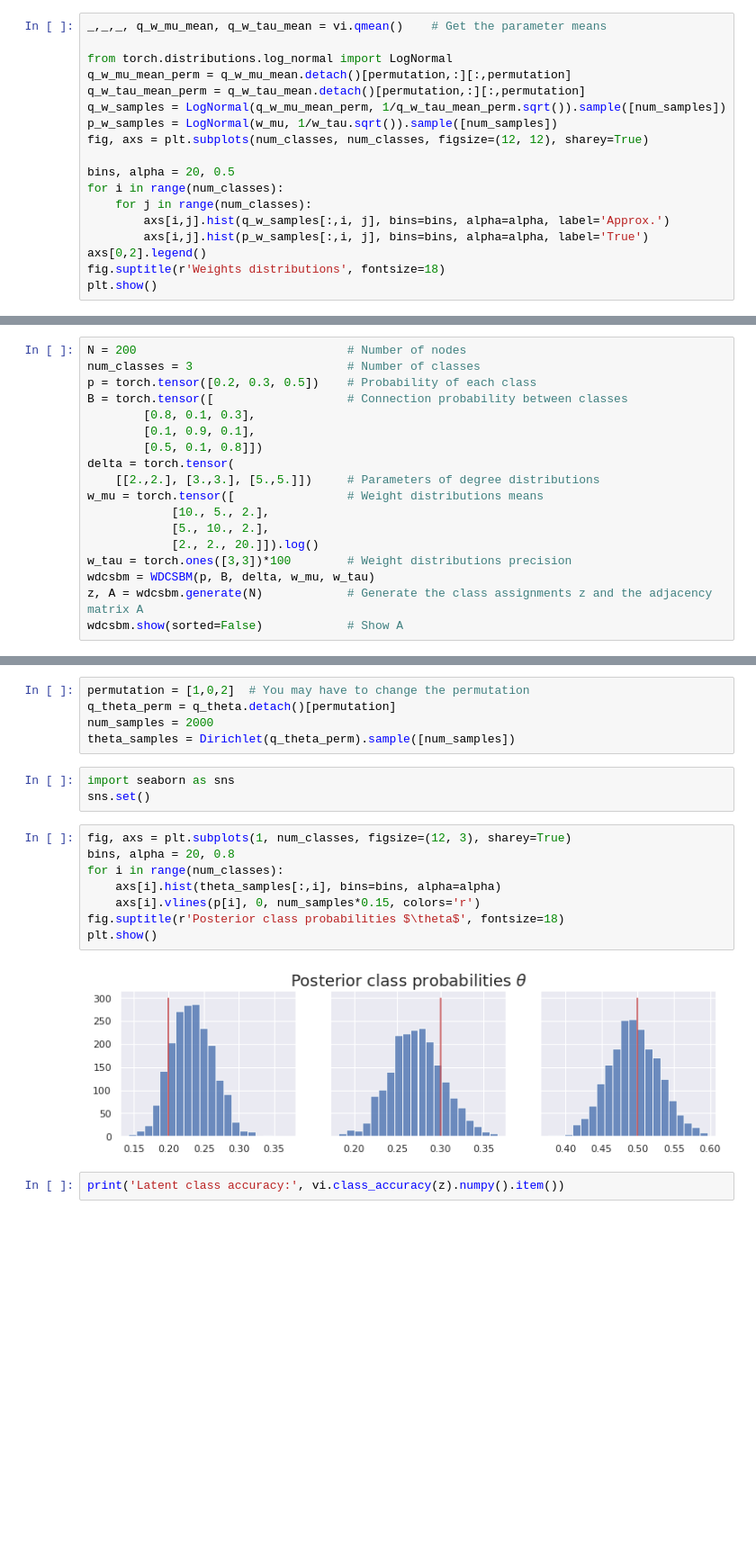
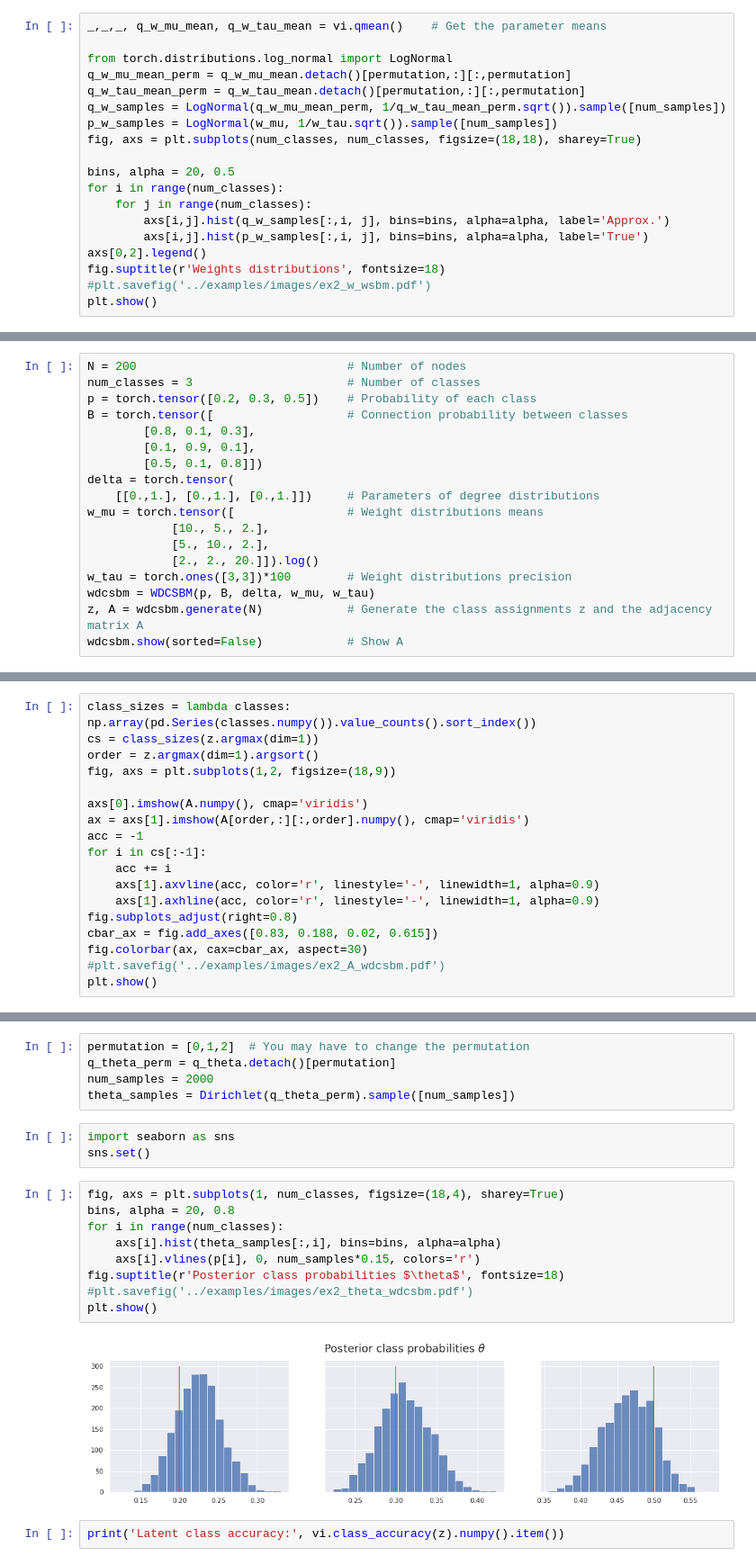
Before and after one commit to mozzhorin/VIRGMo, a Jupyter notebook: examples/Example 2 - WSBMs on simulated data.ipynb, the cells around one changed output, grey strips where cells are left out. Shown at 90% size. Drawn from its saved outputs; the diff is of its cells as text; blank space fills up the shorter version.

```diff
--- a/examples/Example 2 - WSBMs on simulated data.ipynb
+++ b/examples/Example 2 - WSBMs on simulated data.ipynb
@@ -120,7 +142,7 @@ q_w_mu_mean_perm = q_w_mu_mean.detach()[permutation,:][:,permutation]
 q_w_tau_mean_perm = q_w_tau_mean.detach()[permutation,:][:,permutation]
 q_w_samples = LogNormal(q_w_mu_mean_perm, 1/q_w_tau_mean_perm.sqrt()).sample([num_samples])
 p_w_samples = LogNormal(w_mu, 1/w_tau.sqrt()).sample([num_samples])
-fig, axs = plt.subplots(num_classes, num_classes, figsize=(12, 12), sharey=True)
+fig, axs = plt.subplots(num_classes, num_classes, figsize=(18,18), sharey=True)
 
 bins, alpha = 20, 0.5
 for i in range(num_classes):
@@ -129,5 +151,6 @@ for i in range(num_classes):
         axs[i,j].hist(p_w_samples[:,i, j], bins=bins, alpha=alpha, label='True')
 axs[0,2].legend()
 fig.suptitle(r'Weights distributions', fontsize=18)
+#plt.savefig('../examples/images/ex2_w_wsbm.pdf')
 plt.show()
 # %% [output]
@@ -147,7 +170,7 @@ B = torch.tensor([                   # Connection probability between classes
         [0.1, 0.9, 0.1],
         [0.5, 0.1, 0.8]])
 delta = torch.tensor(
-    [[2.,2.], [3.,3.], [5.,5.]])     # Parameters of degree distributions
+    [[0.,1.], [0.,1.], [0.,1.]])     # Parameters of degree distributions
 w_mu = torch.tensor([                # Weight distributions means
             [10., 5., 2.],
             [5., 10., 2.],
@@ -164,0 +188,18 @@ wdcsbm.show(sorted=True)    # Show A sorted by class
+# %%
+class_sizes = lambda classes: np.array(pd.Series(classes.numpy()).value_counts().sort_index())
+cs = class_sizes(z.argmax(dim=1))
+order = z.argmax(dim=1).argsort()
+fig, axs = plt.subplots(1,2, figsize=(18,9))
+
+axs[0].imshow(A.numpy(), cmap='viridis')
+ax = axs[1].imshow(A[order,:][:,order].numpy(), cmap='viridis')
+acc = -1
+for i in cs[:-1]:
+    acc += i
+    axs[1].axvline(acc, color='r', linestyle='-', linewidth=1, alpha=0.9)
+    axs[1].axhline(acc, color='r', linestyle='-', linewidth=1, alpha=0.9)
+fig.subplots_adjust(right=0.8)
+cbar_ax = fig.add_axes([0.83, 0.188, 0.02, 0.615])
+fig.colorbar(ax, cax=cbar_ax, aspect=30)
+#plt.savefig('../examples/images/ex2_A_wdcsbm.pdf')
+plt.show()
@@ -210,5 +247,5 @@ tensor([0.2721, 0.2333, 0.4946])
 # %%
-permutation = [1,0,2]  # You may have to change the permutation
+permutation = [0,1,2]  # You may have to change the permutation
 q_theta_perm = q_theta.detach()[permutation]
 num_samples = 2000
 theta_samples = Dirichlet(q_theta_perm).sample([num_samples])
@@ -216,15 +253,16 @@ theta_samples = Dirichlet(q_theta_perm).sample([num_samples])
 import seaborn as sns
 sns.set()
 # %%
-fig, axs = plt.subplots(1, num_classes, figsize=(12, 3), sharey=True)
+fig, axs = plt.subplots(1, num_classes, figsize=(18,4), sharey=True)
 bins, alpha = 20, 0.8
 for i in range(num_classes):
     axs[i].hist(theta_samples[:,i], bins=bins, alpha=alpha)
     axs[i].vlines(p[i], 0, num_samples*0.15, colors='r')
 fig.suptitle(r'Posterior class probabilities $\theta$', fontsize=18)
+#plt.savefig('../examples/images/ex2_theta_wdcsbm.pdf')
 plt.show()
 # %% [output]
-[figure, old version]
+[figure, new version]
 # %%
 print('Latent class accuracy:', vi.class_accuracy(z).numpy().item())
 # %% [output]
```
Also changed, not shown: parts of 12 cells of this notebook, 32 other files.
